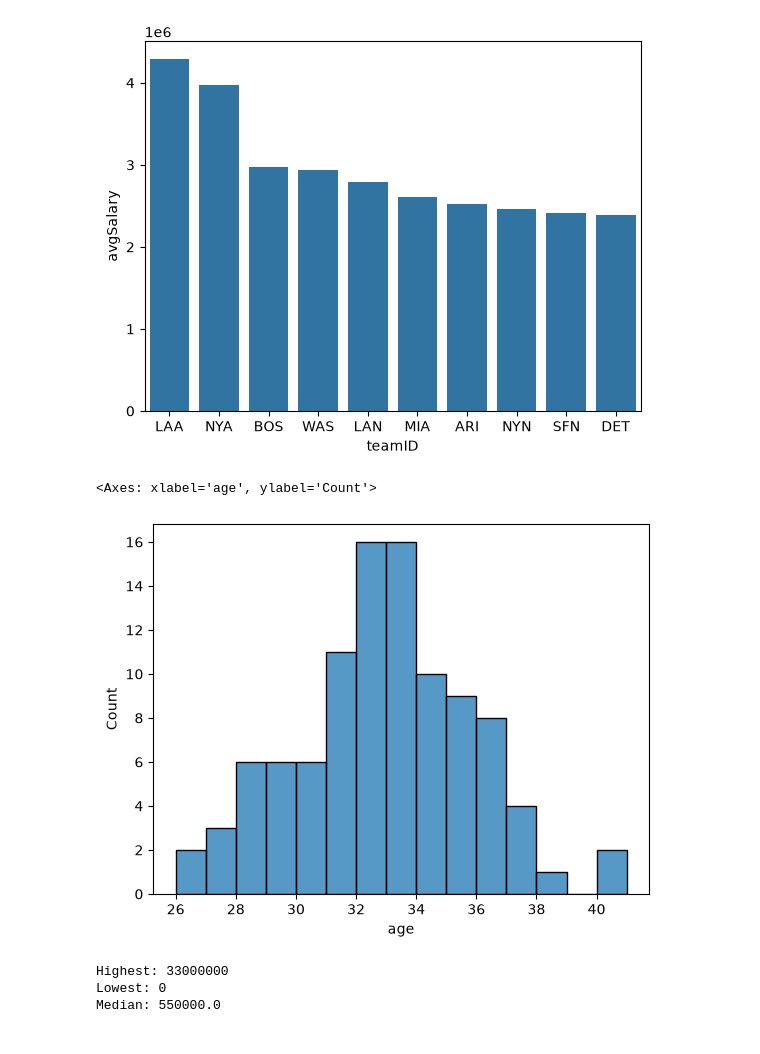
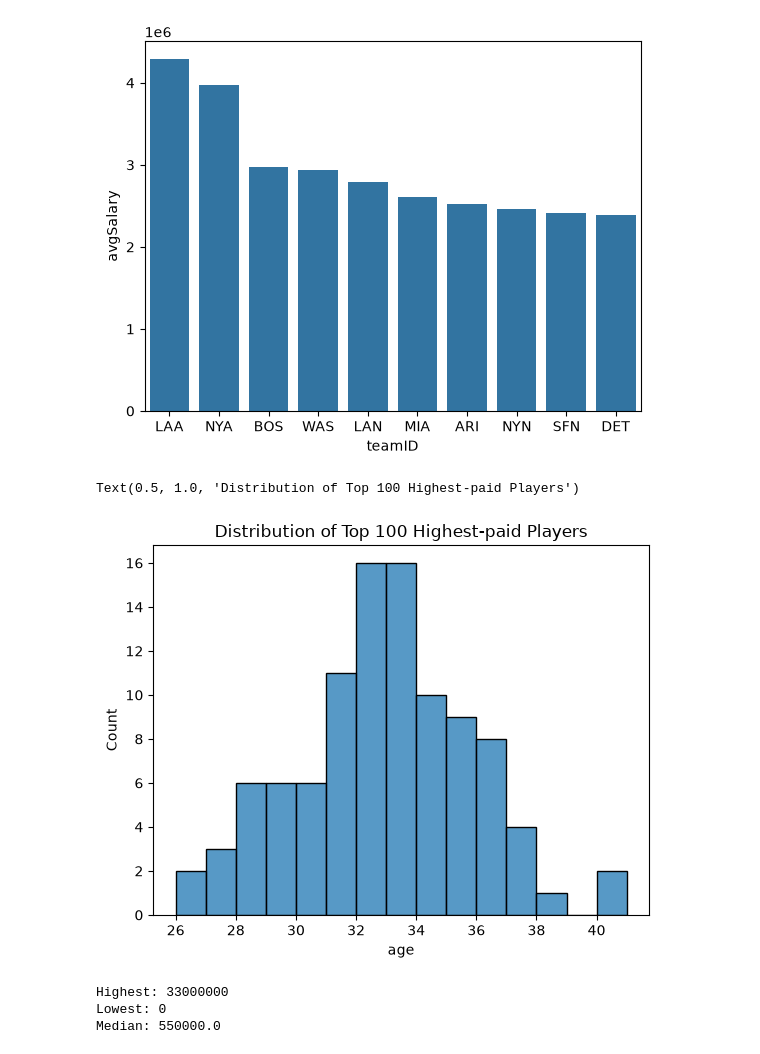
Before and after one commit to byerlyb20/cs5830_project1, a Jupyter notebook: project1.ipynb, the cells around one changed output. Cells and saved outputs as stored; diff of their text form; code cells hidden in the pictures.

Commit message:
Added some percentage computations and some chart titles

```diff
--- a/project1.ipynb
+++ b/project1.ipynb
@@ -99,14 +110,14 @@ sns.barplot(x=team_avg_salary.head(10).index, y=team_avg_salary.head(10))
 # %%
 # Merge in birth year to calculate player age at the time of each salary
 salary_age = pd.merge(salary, players[['playerID','birthYear']], on='playerID')
 salary_age['age'] = salary_age['yearID'] - salary_age['birthYear']
 
 # Look at the age distribution among the top 100 highest-paid salary entries
 top_earners = salary_age.sort_values('salary', ascending=False).head(100)
-sns.histplot(x=top_earners['age'], bins=15)
+sns.histplot(x=top_earners['age'], bins=15).set_title('Distribution of Top 100 Highest-paid Players')
 # %% [output]
-<Axes: xlabel='age', ylabel='Count'>
+Text(0.5, 1.0, 'Distribution of Top 100 Highest-paid Players')
-[figure, old version]
+[figure, new version]
 # %%
 # Salary distribution summary: highest, lowest, median
 print("Highest:", salary['salary'].max())
```
Also changed, not shown: parts of 3 cells of this notebook.
